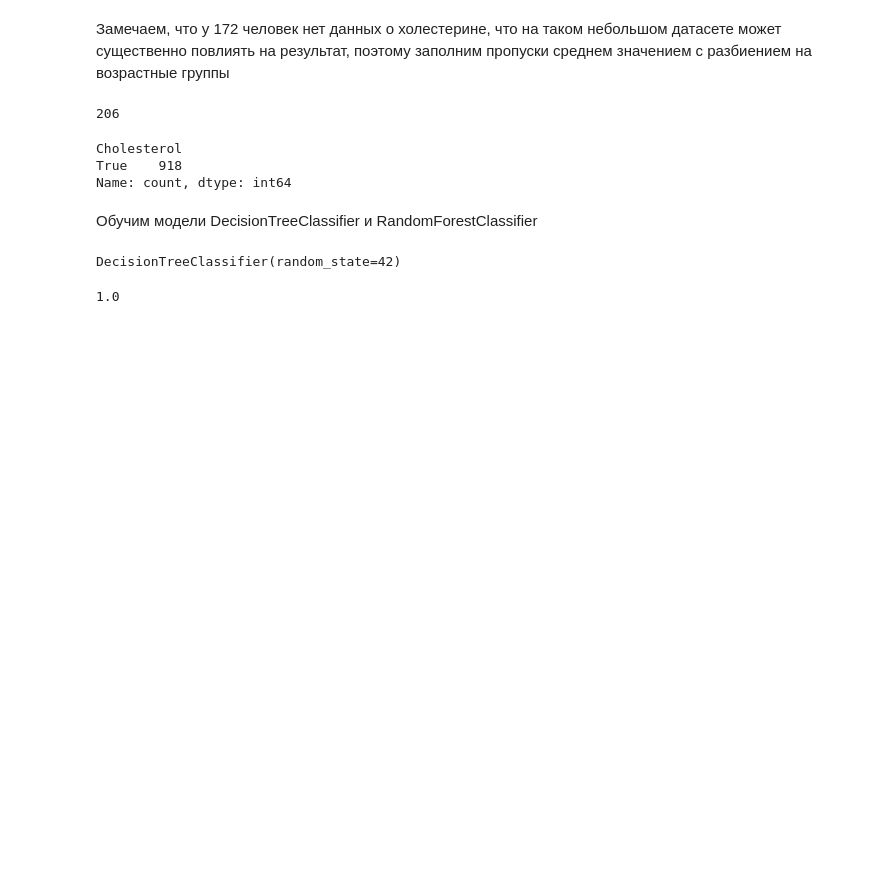
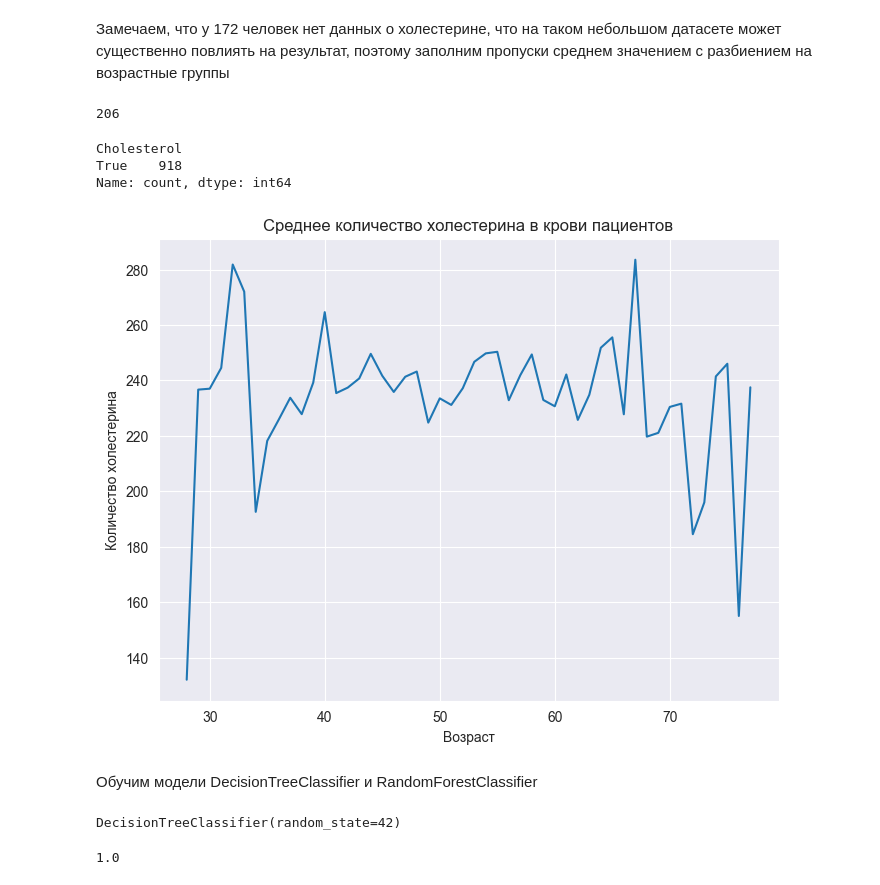
Before and after one commit to Nerobite/features_building_models, a Jupyter notebook: Ensemble.ipynb, the cells around one changed output. Cells and saved outputs as stored; diff of their text form; code cells hidden in the pictures; blank space fills up the shorter version.

```diff
--- a/Ensemble.ipynb
+++ b/Ensemble.ipynb
@@ -227,6 +227,18 @@ X['Cholesterol'].notnull().value_counts()
 Cholesterol
 True    918
 Name: count, dtype: int64
+# %%
+c = X['Cholesterol'].groupby(X['Age']).mean()
+c = c.reset_index()
+# %%
+fig, ax = plt.subplots(figsize=(8,6))
+ax.plot(c['Age'], c['Cholesterol'])
+# ax.plot(b['Age'], b['Cholesterol'], label='Здоровые')
+ax.set_ylabel("Количество холестерина")
+ax.set_xlabel("Возраст")
+ax.set_title("Среднее количество холестерина в крови пациентов");
+# %% [output]
+[figure, added]
 # %%
 X_train, X_test, y_train, y_test = train_test_split(X, y, test_size=0.2, random_state=42)
 # %% [markdown]
```
